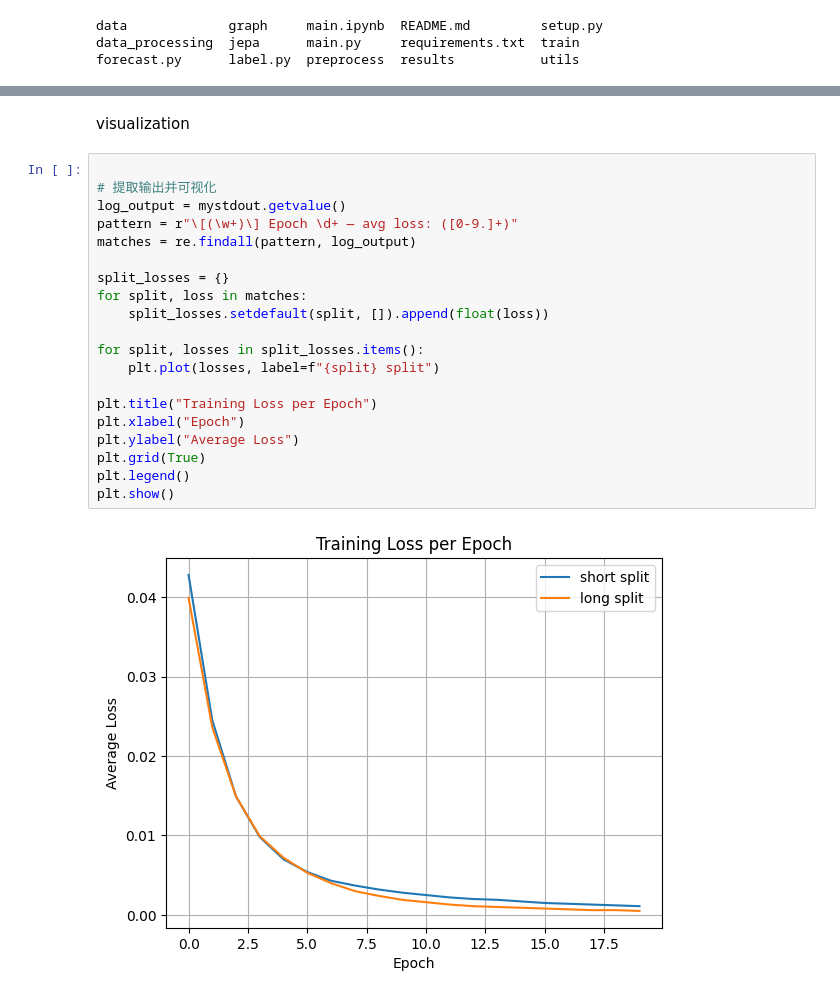
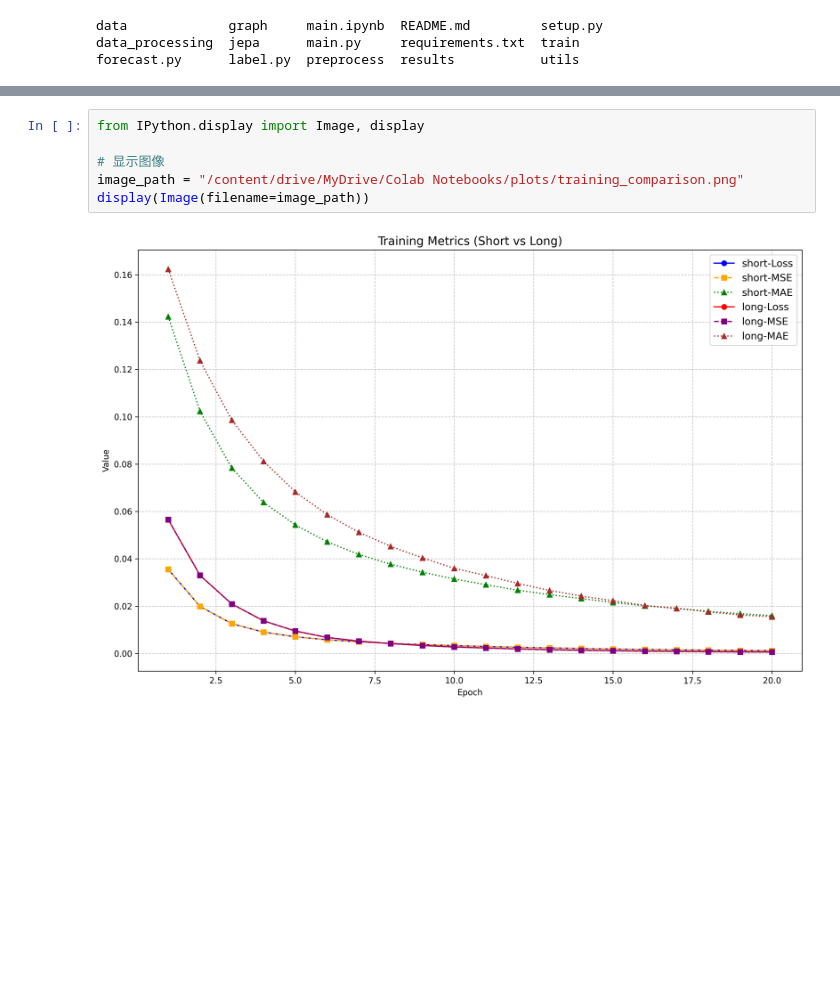
Before and after one commit to Echoo113/G-JEPA, a Jupyter notebook: main.ipynb, the cells around one changed output, grey strips where cells are left out. Cells and saved outputs as stored; diff of their text form; blank space fills up the shorter version.

```diff
--- a/main.ipynb
+++ b/main.ipynb
@@ -80,24 +94,8 @@ sys.stdout = old_stdout
-# %% [markdown]
-visualization
-# %%
-
-# 提取输出并可视化
-log_output = mystdout.getvalue()
-pattern = r"\[(\w+)\] Epoch \d+ — avg loss: ([0-9.]+)"
-matches = re.findall(pattern, log_output)
-
-split_losses = {}
-for split, loss in matches:
-    split_losses.setdefault(split, []).append(float(loss))
-
-for split, losses in split_losses.items():
-    plt.plot(losses, label=f"{split} split")
-
-plt.title("Training Loss per Epoch")
-plt.xlabel("Epoch")
-plt.ylabel("Average Loss")
-plt.grid(True)
-plt.legend()
-plt.show()
-# %% [output]
-[figure, removed]
+# %%
+from IPython.display import Image, display
+
+# 显示图像
+image_path = "/content/drive/MyDrive/Colab Notebooks/plots/training_comparison.png"
+display(Image(filename=image_path))
+# %% [output]
+[figure, added]
```
Also changed, not shown: parts of 5 cells of this notebook.
